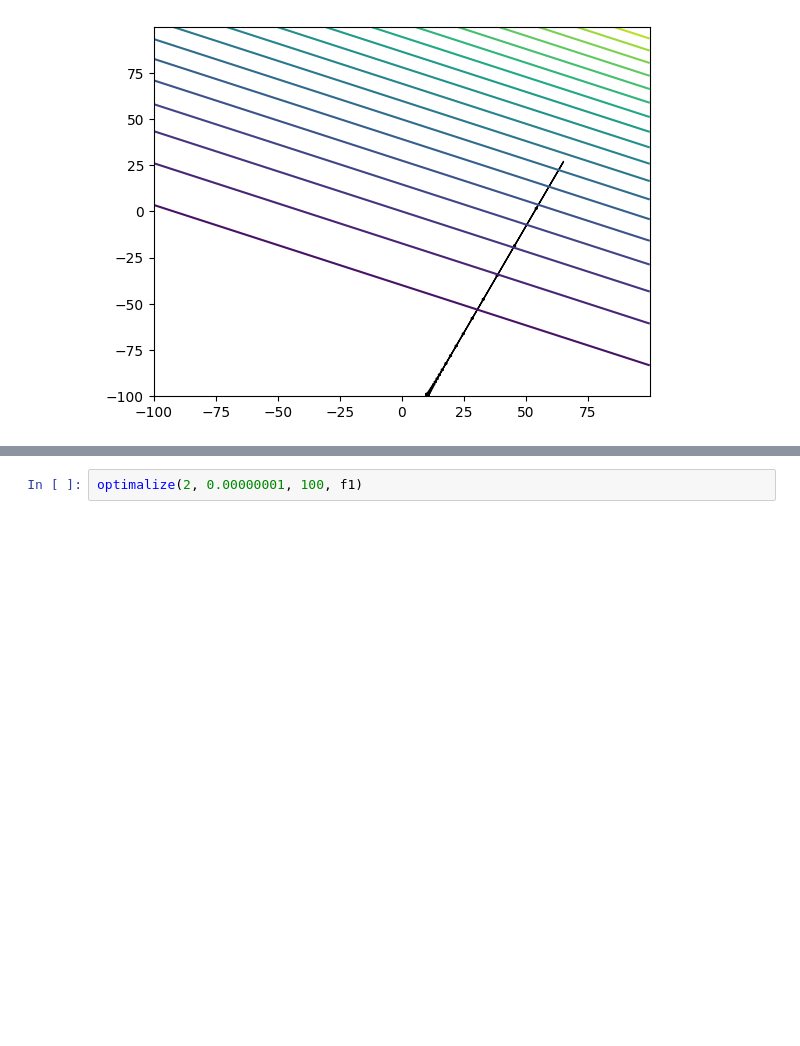
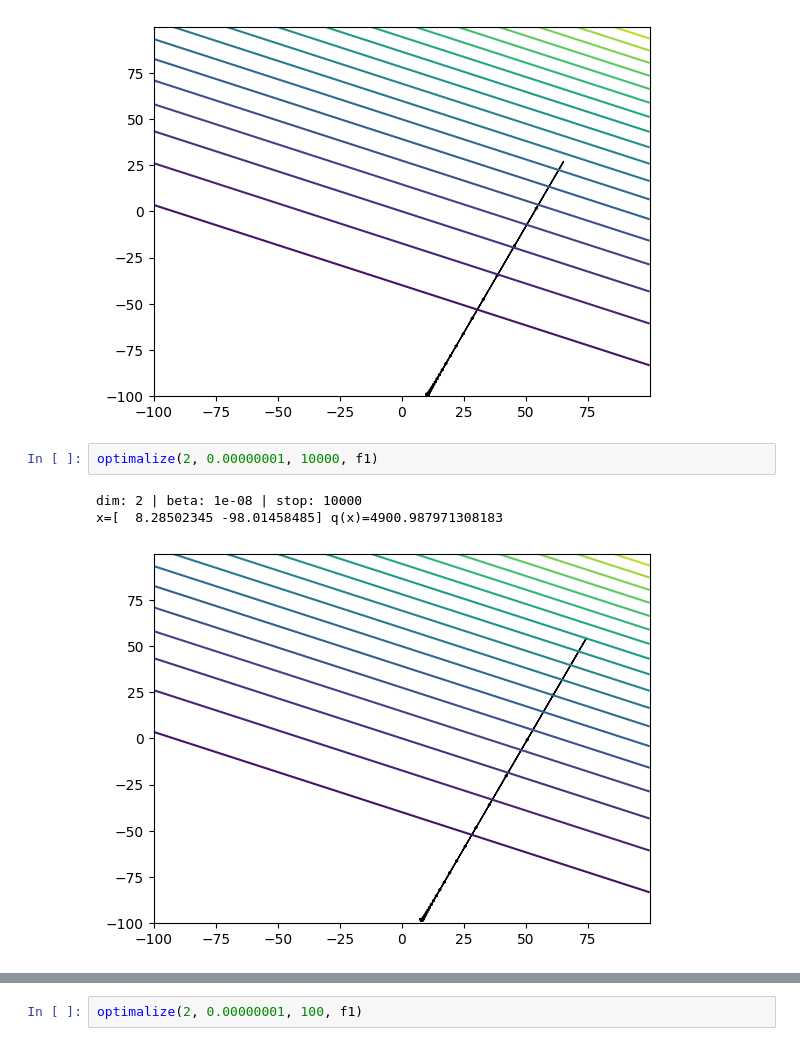
Before and after one commit to Roszczyk/WSI_cwiczenia, a Jupyter notebook: Cw1/Jupyter-CEC.ipynb, the cells around one changed output, grey strips where cells are left out. Drawn from its saved outputs; the diff is of its cells as text; blank space fills up the shorter version.

```diff
--- a/Cw1/Jupyter-CEC.ipynb
+++ b/Cw1/Jupyter-CEC.ipynb
@@ -41,3 +41,9 @@ optimalize(2, 0.00000001, 100, f1)
 dim: 2 | beta: 1e-08 | stop: 100
 x=[ 10.51780494 -98.98358979] q(x)=5244.209839645799
 [figure]
+# %%
+optimalize(2, 0.00000001, 10000, f1)
+# %% [output]
+dim: 2 | beta: 1e-08 | stop: 10000
+x=[  8.28502345 -98.01458485] q(x)=4900.987971308183
+[figure, added]
```
Also changed, not shown: parts of 1 cell of this notebook, 1 other file.
